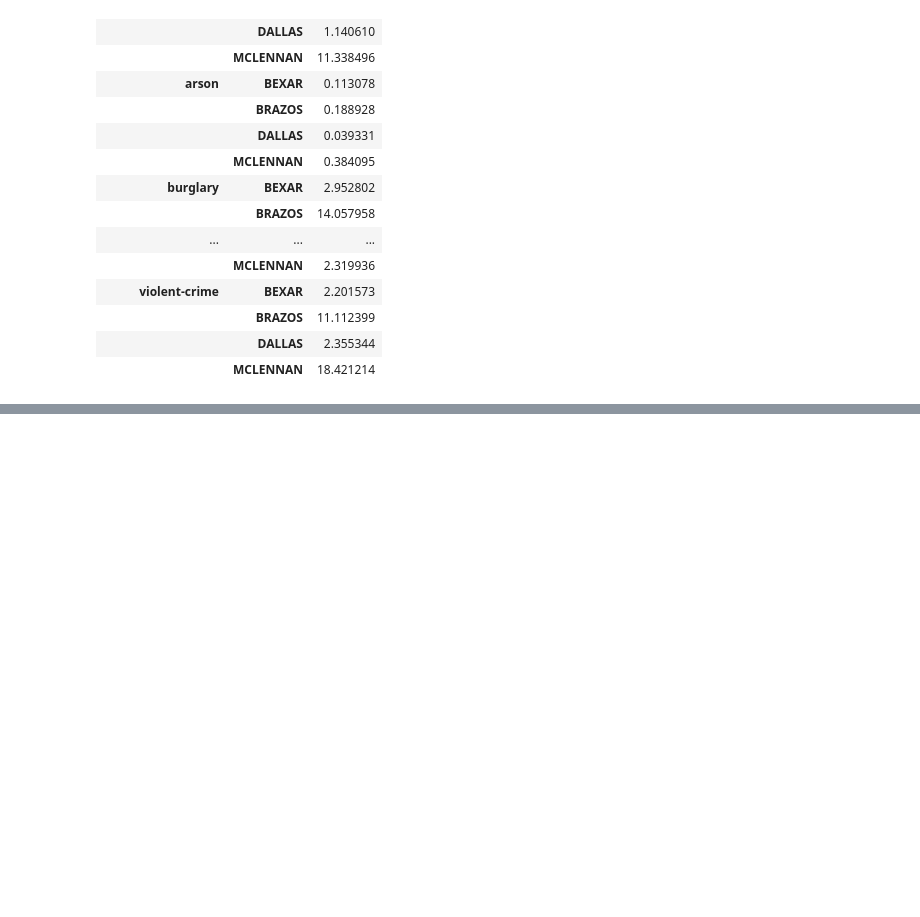
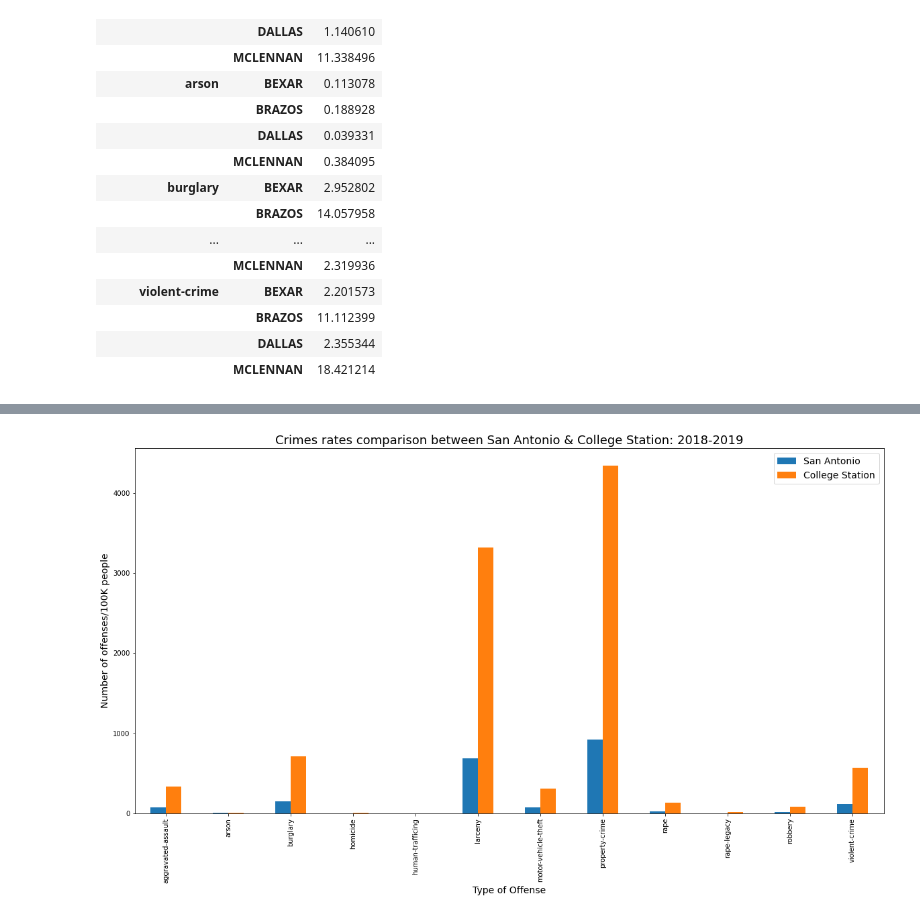
Before and after one commit to Aprieto7/Project-1, a Jupyter notebook: Crime_Data.ipynb, the cells around one changed output, grey strips where cells are left out. Drawn from its saved outputs; the diff is of its cells as text; code cells hidden in the pictures; blank space fills up the shorter version.

```diff
--- a/Crime_Data.ipynb
+++ b/Crime_Data.ipynb
@@ -388,5 +449,5 @@ plt.savefig("../figures/correlation_between_types_of_crime")
 # %%
 west_df=merge_df[(merge_df.county=="BRAZOS")|(merge_df.county=="BEXAR")]
 west_df=west_df.groupby(["offense","county"]).sum()["actual"]
-west_df=pd.DataFrame(west_df)/Total_pop #### this is not correct. Bexar and Brazos should be divided by their corresponding population.
+west_df=pd.DataFrame(west_df)
 west_df
@@ -392,0 +473,11 @@ west_df
+# %%
+def f(row):
+    if row.name[1]=="BEXAR":
+        return row['actual']/bexar_pop
+    elif row.name[1]=="BRAZOS":
+        return row['actual']/brazos_pop
+
+c=west_df.apply(f,axis=1)
+by_crimew_pc_df=pd.DataFrame(c)
+by_crimew_pc_df=by_crimew_pc_df.rename(columns={0:'actual'})
+by_crimew_pc_df
@@ -393,10 +503,12 @@ west_df
 # %%
-plot3=west_df.unstack().plot(kind='bar', figsize=(20,10), fontsize=10 )
+plot3=by_crimew_pc_df.unstack().plot(kind='bar', figsize=(20,10), fontsize=10 )
 plot3.legend(['San Antonio','College Station'], fontsize=14)
 plt.xlabel("Type of Offense",fontsize=14)
 plt.ylabel("Number of offenses/100K people",fontsize=14)
 plt.title('Crimes rates comparison between San Antonio & College Station: 2018-2019',fontsize=18)
-plt.savefig("../figures/offense_SA_CS_per_capita")
+plt.savefig("figures/offense_SA_CS_per_capita.png")
+# %% [output]
+[figure, added]
 # %%
 north_df=merge_df[(merge_df.county=="DALLAS")|(merge_df.county=="MCLENNAN")]
 north_df=north_df.groupby(["offense","county"]).sum()["actual"]
```
Also changed, not shown: parts of 17 cells of this notebook, 6 other files.
